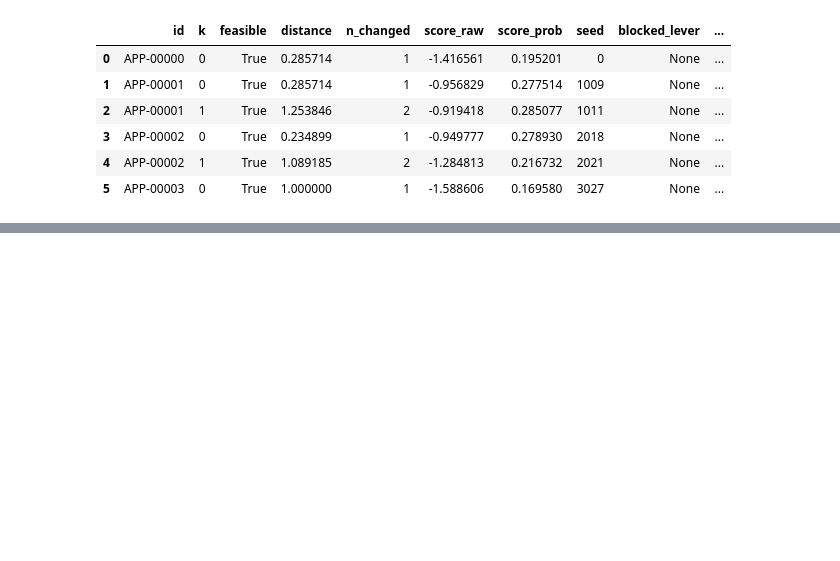
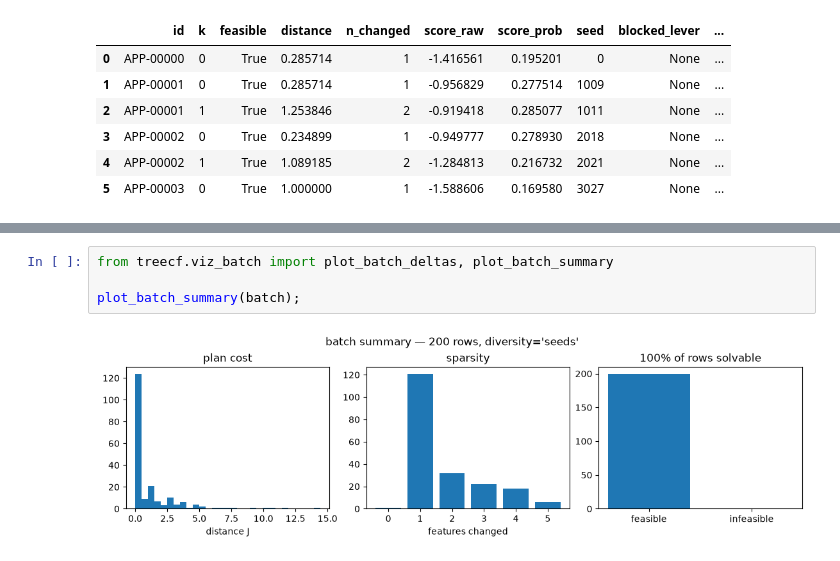
Before and after one commit to wlazlod/treecf, a Jupyter notebook: docs/notebooks/02-credit-risk-tutorial.ipynb, the cells around one changed output, grey strips where cells are left out. Cells and saved outputs as stored; diff of their text form; blank space fills up the shorter version.

```diff
--- a/docs/notebooks/02-credit-risk-tutorial.ipynb
+++ b/docs/notebooks/02-credit-risk-tutorial.ipynb
@@ -222,0 +237,6 @@ stored.to_frame().head(6)      # or analyze the whole day as a DataFrame
+# %%
+from treecf.viz_batch import plot_batch_deltas, plot_batch_summary
+
+plot_batch_summary(batch);
+# %% [output]
+[figure, added]
```
Also changed, not shown: parts of 5 cells of this notebook, 4 other files.
